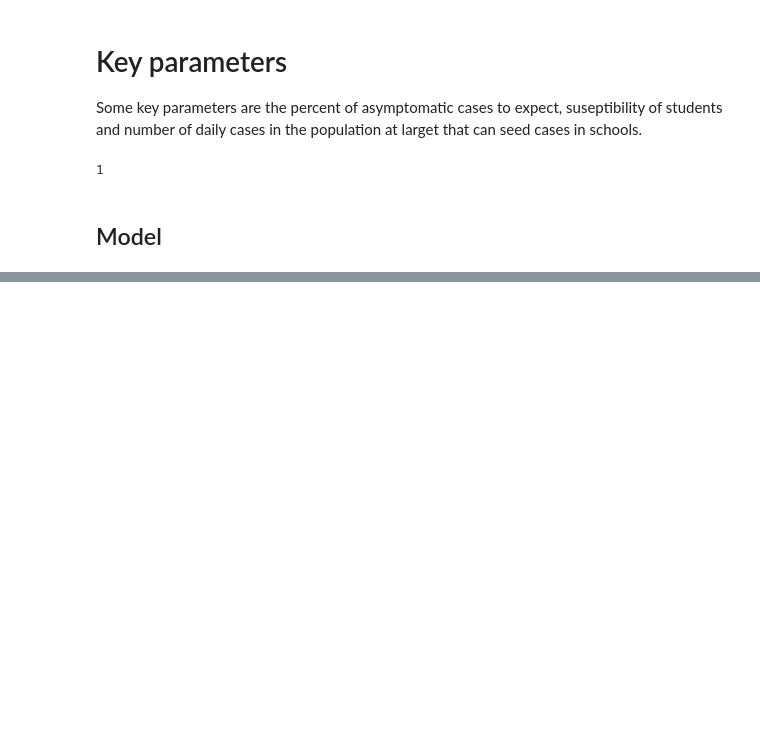
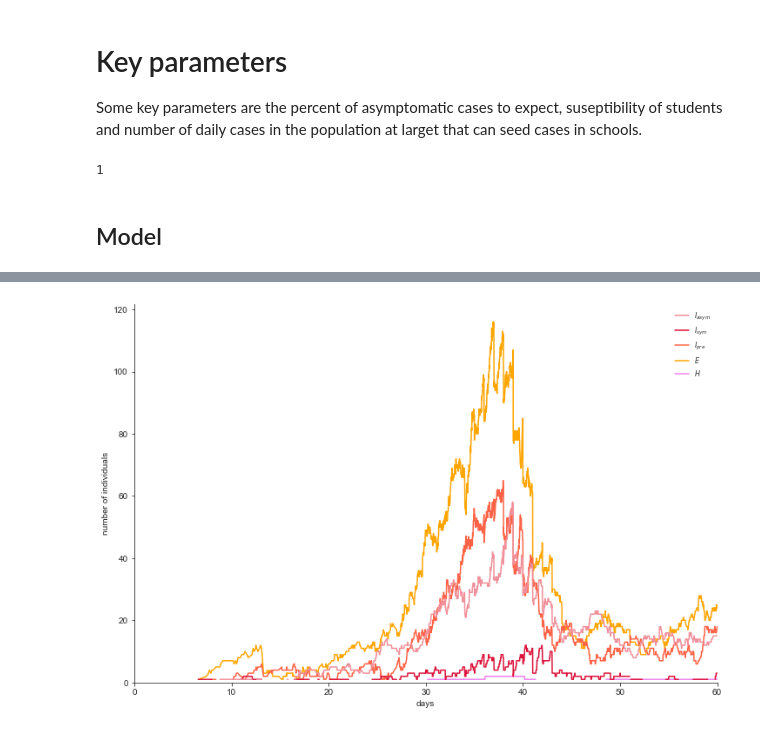
Before and after one commit to mountainMath/seirsplus, a Jupyter notebook: examples/covid_schools_network.ipynb, the cells around one changed output, grey strips where cells are left out. Saved outputs shown, nothing was run; the diff lists cells and outputs as text; code cells hidden in the pictures; blank space fills up the shorter version.

```diff
--- a/examples/covid_schools_network.ipynb
+++ b/examples/covid_schools_network.ipynb
@@ -393,0 +399,5 @@ fig, ax = model.figure_infections(combine_Q_infected=False, plot_Q_R='stacked',
+# %%
+fig, ax = model.figure_basic(plot_S=False, plot_E='line', plot_R=False, plot_F='line',
+                        plot_Q_E=False, plot_percentages=False)
+# %% [output]
+[figure, added]
```
Also changed, not shown: parts of 9 cells of this notebook.
